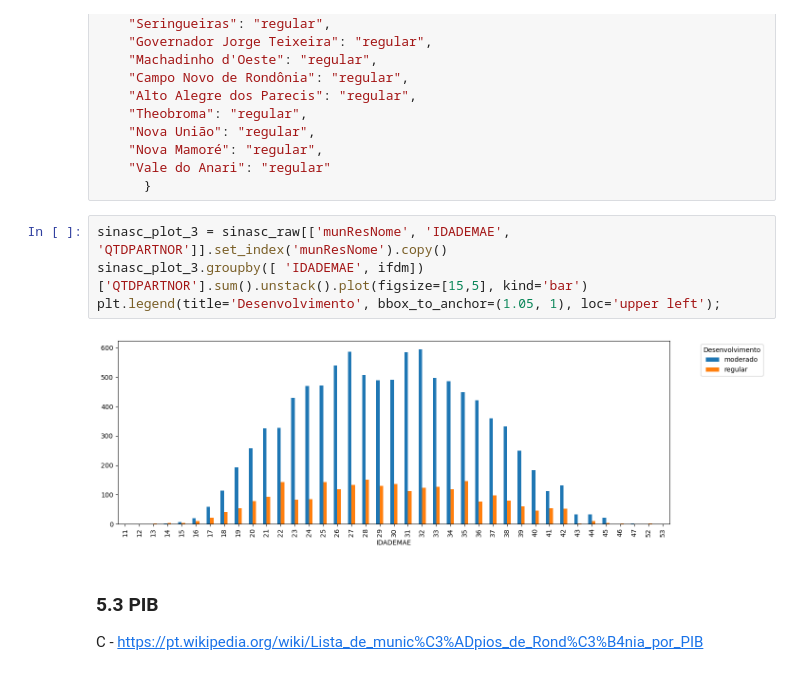
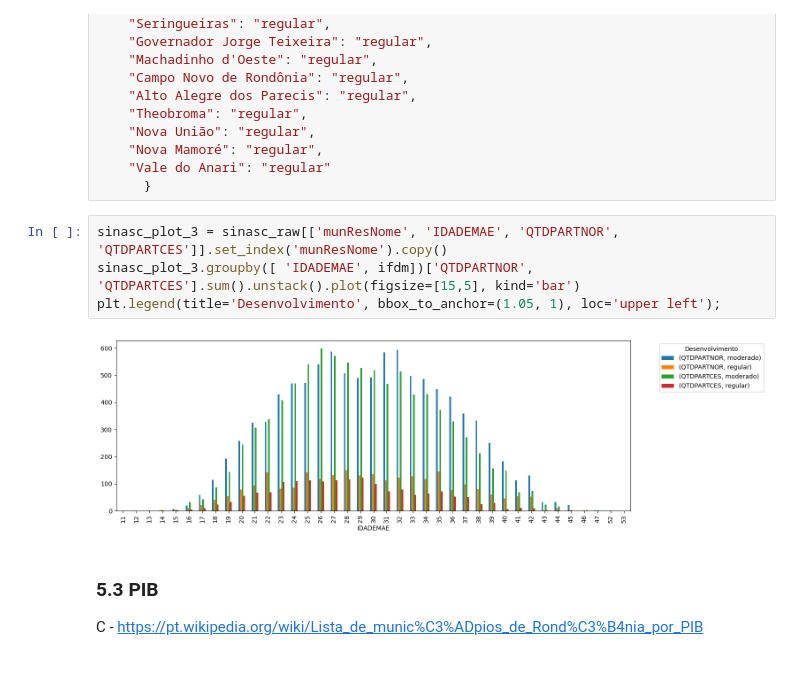
Before and after one commit to rovedajr/ebac-modulo-09-02, a Jupyter notebook: Mod9Tarefa2.ipynb, the cells around one changed output. Cells and saved outputs as stored; diff of their text form.

```diff
--- a/Mod9Tarefa2.ipynb
+++ b/Mod9Tarefa2.ipynb
@@ -322,11 +322,11 @@ ifdm = {
     "Vale do Anari": "regular"
       }
 # %%
-sinasc_plot_3 = sinasc_raw[['munResNome', 'IDADEMAE', 'QTDPARTNOR']].set_index('munResNome').copy()
-sinasc_plot_3.groupby([ 'IDADEMAE', ifdm])['QTDPARTNOR'].sum().unstack().plot(figsize=[15,5], kind='bar')
+sinasc_plot_3 = sinasc_raw[['munResNome', 'IDADEMAE', 'QTDPARTNOR', 'QTDPARTCES']].set_index('munResNome').copy()
+sinasc_plot_3.groupby([ 'IDADEMAE', ifdm])['QTDPARTNOR', 'QTDPARTCES'].sum().unstack().plot(figsize=[15,5], kind='bar')
 plt.legend(title='Desenvolvimento', bbox_to_anchor=(1.05, 1), loc='upper left');
 # %% [output]
-[figure, old version]
+[figure, new version]
 # %% [markdown]
 ### 5.3 PIB
 C - https://pt.wikipedia.org/wiki/Lista_de_munic%C3%ADpios_de_Rond%C3%B4nia_por_PIB
```
Also changed, not shown: parts of 5 cells of this notebook.
